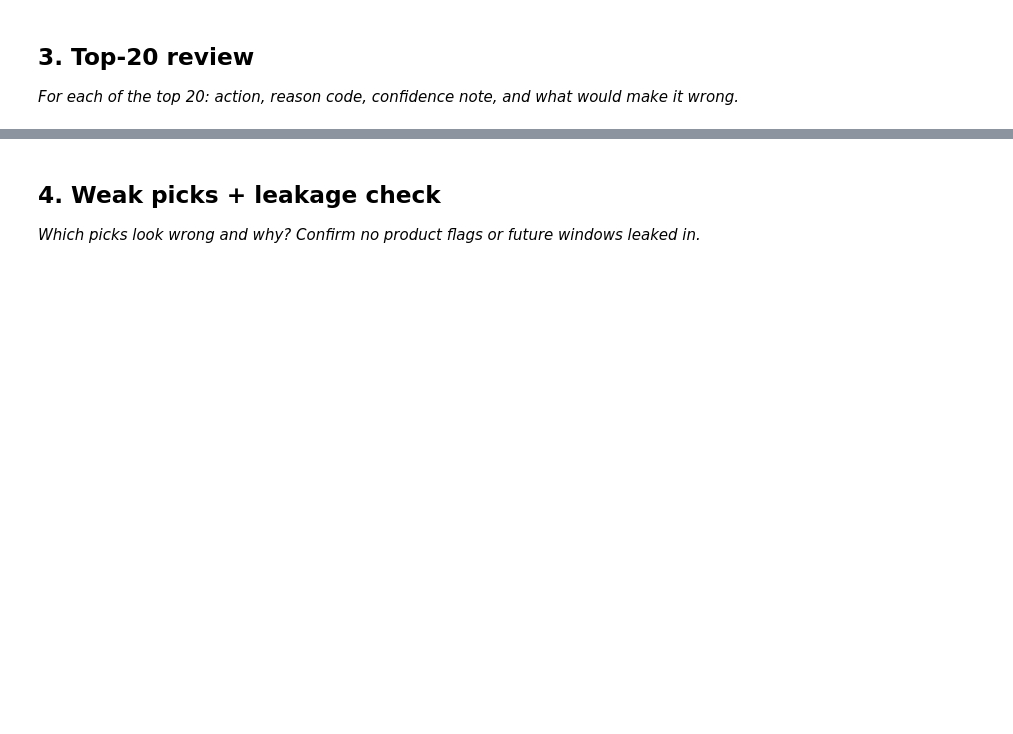
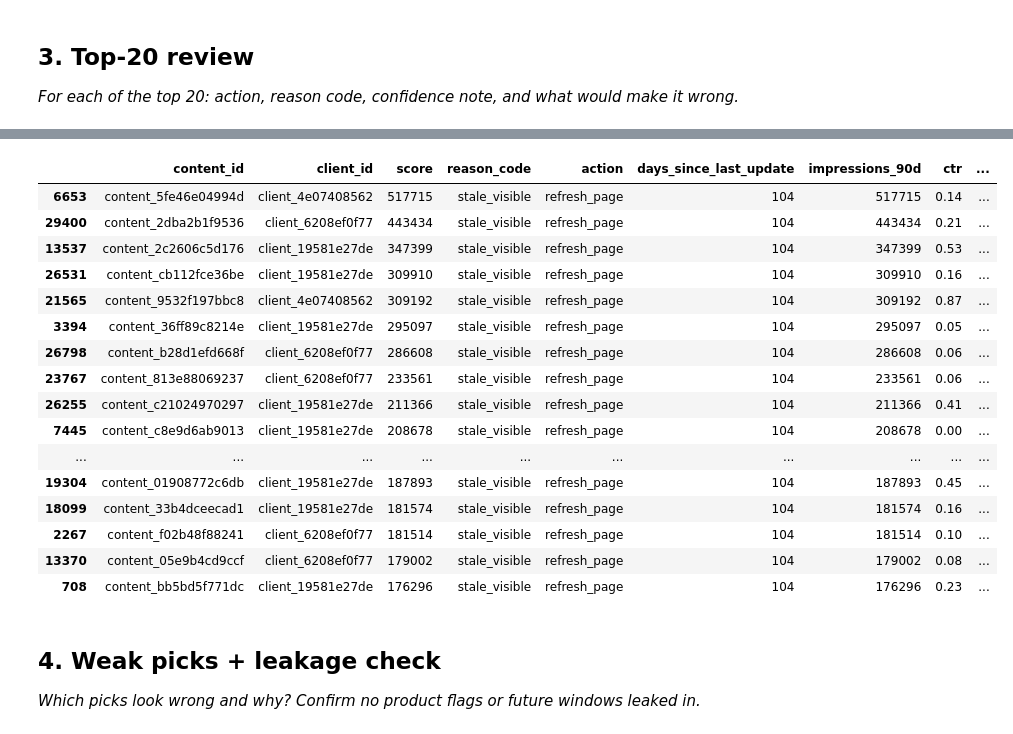
Before and after one commit to russelfordguinoo-oss/Russel-Repository-, a Jupyter notebook: work/notebooks/w04_baseline_score.ipynb, the cells around one changed output, grey strips where cells are left out. Cells and saved outputs as stored; diff of their text form; code cells hidden in the pictures; blank space fills up the shorter version.

```diff
--- a/work/notebooks/w04_baseline_score.ipynb
+++ b/work/notebooks/w04_baseline_score.ipynb
@@ -21,3 +338,38 @@ This skeleton is yours to fill. Work the sections **in order** — each one has
+# %%
+top20 = ranked.head(20)[
+    [
+        "content_id",
+        "client_id",
+        "score",
+        "reason_code",
+        "action",
+        "days_since_last_update",
+        "impressions_90d",
+        "ctr",
+        "avg_position",
+        "content_age_days"
+    ]
+]
+
+top20
+# %% [output]
+|  | content_id | client_id | score | reason_code | action | days_since_last_update | impressions_90d | ctr | ... |
+| 6653 | content_5fe46e04994d | client_4e07408562 | 517715 | stale_visible | refresh_page | 104 | 517715 | 0.14 | ... |
+| 29400 | content_2dba2b1f9536 | client_6208ef0f77 | 443434 | stale_visible | refresh_page | 104 | 443434 | 0.21 | ... |
+| 13537 | content_2c2606c5d176 | client_19581e27de | 347399 | stale_visible | refresh_page | 104 | 347399 | 0.53 | ... |
+| 26531 | content_cb112fce36be | client_19581e27de | 309910 | stale_visible | refresh_page | 104 | 309910 | 0.16 | ... |
+| 21565 | content_9532f197bbc8 | client_4e07408562 | 309192 | stale_visible | refresh_page | 104 | 309192 | 0.87 | ... |
+| 3394 | content_36ff89c8214e | client_19581e27de | 295097 | stale_visible | refresh_page | 104 | 295097 | 0.05 | ... |
+| 26798 | content_b28d1efd668f | client_6208ef0f77 | 286608 | stale_visible | refresh_page | 104 | 286608 | 0.06 | ... |
+| 23767 | content_813e88069237 | client_6208ef0f77 | 233561 | stale_visible | refresh_page | 104 | 233561 | 0.06 | ... |
+| 26255 | content_c21024970297 | client_19581e27de | 211366 | stale_visible | refresh_page | 104 | 211366 | 0.41 | ... |
+| 7445 | content_c8e9d6ab9013 | client_19581e27de | 208678 | stale_visible | refresh_page | 104 | 208678 | 0.00 | ... |
+| ... | ... | ... | ... | ... | ... | ... | ... | ... | ... |
+| 19304 | content_01908772c6db | client_19581e27de | 187893 | stale_visible | refresh_page | 104 | 187893 | 0.45 | ... |
+| 18099 | content_33b4dceecad1 | client_19581e27de | 181574 | stale_visible | refresh_page | 104 | 181574 | 0.16 | ... |
+| 2267 | content_f02b48f88241 | client_6208ef0f77 | 181514 | stale_visible | refresh_page | 104 | 181514 | 0.10 | ... |
+| 13370 | content_05e9b4cd9ccf | client_6208ef0f77 | 179002 | stale_visible | refresh_page | 104 | 179002 | 0.08 | ... |
+| 708 | content_bb5bd5f771dc | client_19581e27de | 176296 | stale_visible | refresh_page | 104 | 176296 | 0.23 | ... |
 # %% [markdown]
 ## 4. Weak picks + leakage check
 
```
Also changed, not shown: parts of 19 cells of this notebook.
